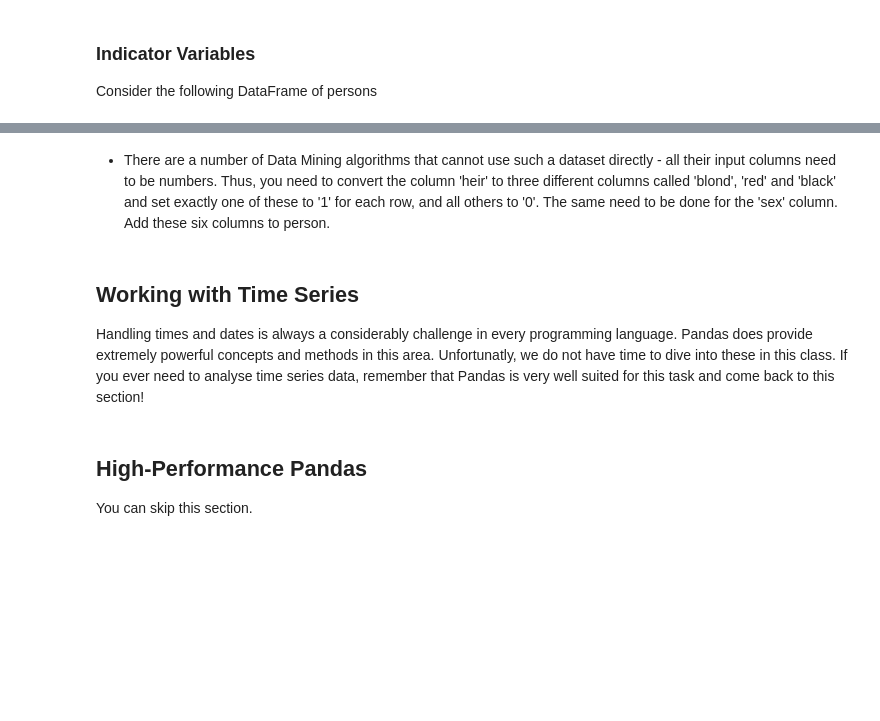
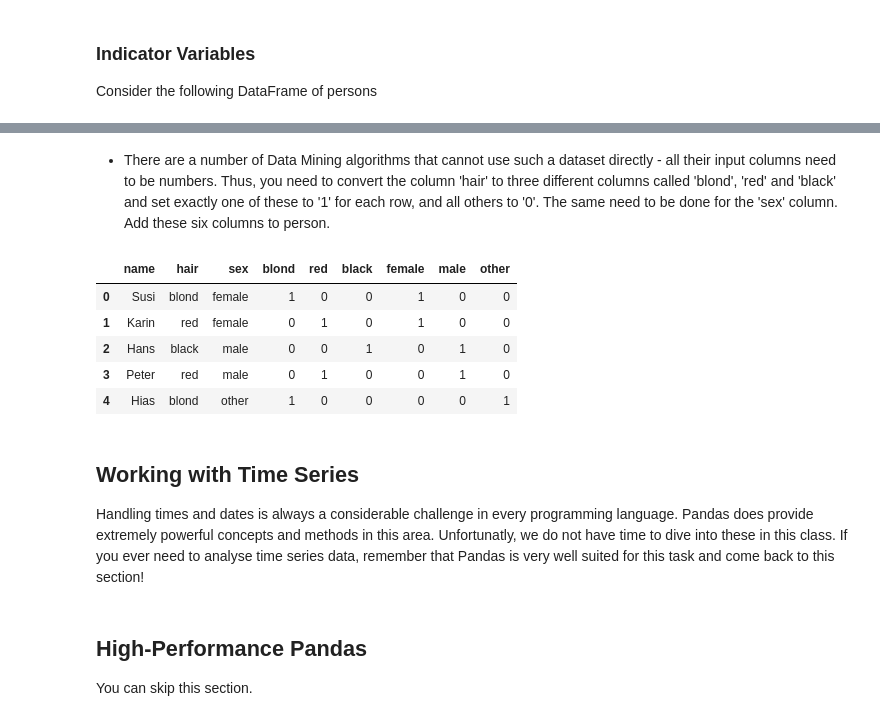
Before and after one commit to IchChefDuNixx/2023SS, a Jupyter notebook: DS/data_aai_sose23/lecture05_outliers/h05a-assignment-Pandas_Part_2.ipynb, the cells around one changed output, grey strips where cells are left out. Drawn from its saved outputs; the diff is of its cells as text; code cells hidden in the pictures; blank space fills up the shorter version.

```diff
--- a/DS/data_aai_sose23/lecture05_outliers/h05a-assignment-Pandas_Part_2.ipynb
+++ b/DS/data_aai_sose23/lecture05_outliers/h05a-assignment-Pandas_Part_2.ipynb
@@ -302,2 +382,2 @@ person = DataFrame({'name': ['Susi', 'Karin', 'Hans', 'Peter', 'Hias'],
 # %% [markdown]
-- There are a number of Data Mining algorithms that cannot use such a dataset directly - all their input columns need to be numbers. Thus, you need to convert the column 'heir' to three different columns called 'blond', 'red' and 'black' and set exactly one of these to '1' for each row, and all others to '0'. The same need to be done for the 'sex' column. Add these six columns to person.
+- There are a number of Data Mining algorithms that cannot use such a dataset directly - all their input columns need to be numbers. Thus, you need to convert the column 'hair' to three different columns called 'blond', 'red' and 'black' and set exactly one of these to '1' for each row, and all others to '0'. The same need to be done for the 'sex' column. Add these six columns to person.
@@ -306,7 +384,29 @@ person = DataFrame({'name': ['Susi', 'Karin', 'Hans', 'Peter', 'Hias'],
+# %%
+## Solutions
+colors = person["hair"].unique()
+genders = person["sex"].unique()
+options = (colors,genders)
+
+def recolor(want, ist):
+    if ist == want: return 1
+    else: return 0
+
+for i, col in enumerate(person.columns[1:3]):
+    for goal_val in options[i]:
+        person[goal_val] = person[col].apply(lambda actual: recolor(goal_val, actual))
+
+person
+# %% [output]
+|  | name | hair | sex | blond | red | black | female | male | other |
+| 0 | Susi | blond | female | 1 | 0 | 0 | 1 | 0 | 0 |
+| 1 | Karin | red | female | 0 | 1 | 0 | 1 | 0 | 0 |
+| 2 | Hans | black | male | 0 | 0 | 1 | 0 | 1 | 0 |
+| 3 | Peter | red | male | 0 | 1 | 0 | 0 | 1 | 0 |
+| 4 | Hias | blond | other | 1 | 0 | 0 | 0 | 0 | 1 |
 # %% [markdown]
 ## Working with Time Series
 
-Handling times and dates is always a considerably challenge in every programming language. Pandas does provide extremely powerful concepts and methods in this area. Unfortunatly, we do not have time to dive into these in this class. If you ever need to analyse time series data, remember that Pandas is very well suited for this task and come back to this section!
+Handling times and dates is always a considerable challenge in every programming language. Pandas does provide extremely powerful concepts and methods in this area. Unfortunatly, we do not have time to dive into these in this class. If you ever need to analyse time series data, remember that Pandas is very well suited for this task and come back to this section!
 # %% [markdown]
 ## High-Performance Pandas
 
```
Also changed, not shown: parts of 17 cells of this notebook, 4 other files.
